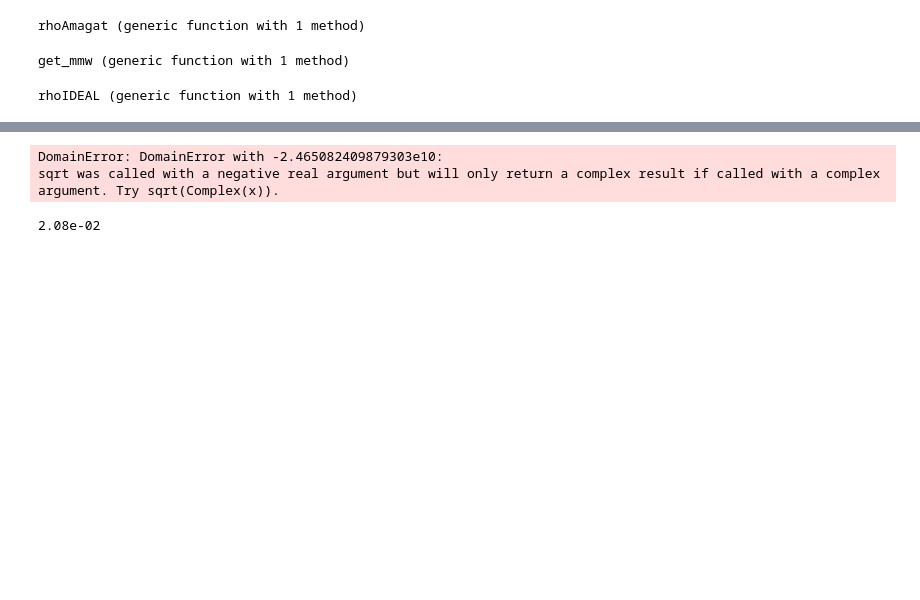
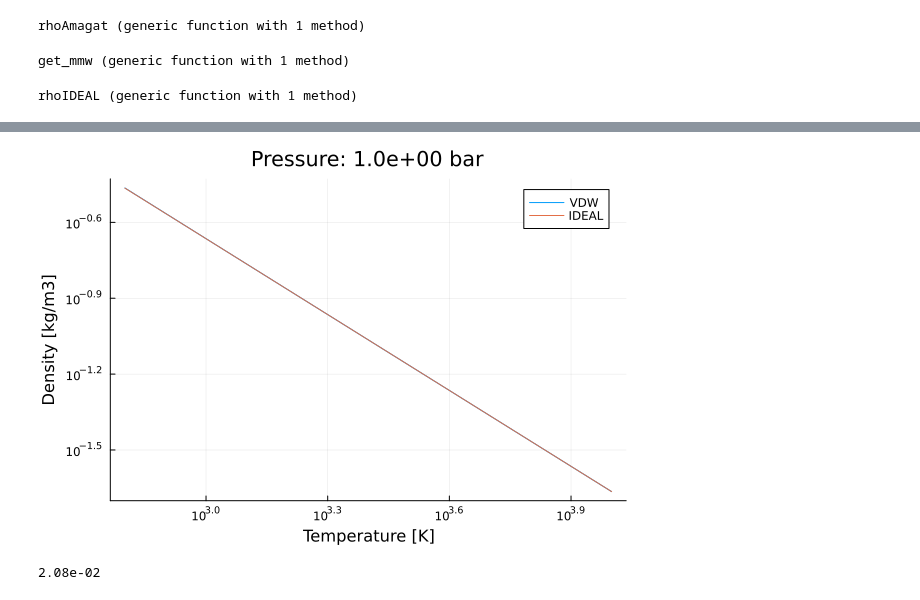
Before and after one commit to nichollsh/AGNI, a Jupyter notebook: misc/vdw_jl.ipynb, the cells around one changed output, grey strips where cells are left out. Drawn from its saved outputs; the diff is of its cells as text; code cells hidden in the pictures; blank space fills up the shorter version.

```diff
--- a/misc/vdw_jl.ipynb
+++ b/misc/vdw_jl.ipynb
@@ -139,19 +151,18 @@ display(fig)
 # %%
-p = 1e5 * 1e-2
-t_arr = collect(Float64, range(1, 3, length=50))
+p = 1e5
+t_arr = collect(Float64, range(2.8, 4, length=50))
 t_arr[:] .= 10.0 .^ t_arr[:]
 
 fig = plot(yscale=:log10, ylabel="Density [kg/m3]",
             xscale=:log10, xlabel="Temperature [K]",
             title=@sprintf("Pressure: %.1e bar", p/1e5))
 
 plot!(fig, t_arr, rhoVDW.(p, t_arr[:], Rstar/mu, a, b), label="VDW")
 plot!(fig, t_arr, rhoIDEAL.(p, t_arr[:], Rstar/mu), label="IDEAL")
 
 display(fig)
 # %% [output]
-DomainError: DomainError with -2.465082409879303e10:
-sqrt was called with a negative real argument but will only return a complex result if called with a complex argument. Try sqrt(Complex(x)).
+[figure, added]
 # %%
 p = 1e5 * 1.0
 T = 3000.0
```
Also changed, not shown: parts of 5 cells of this notebook.
